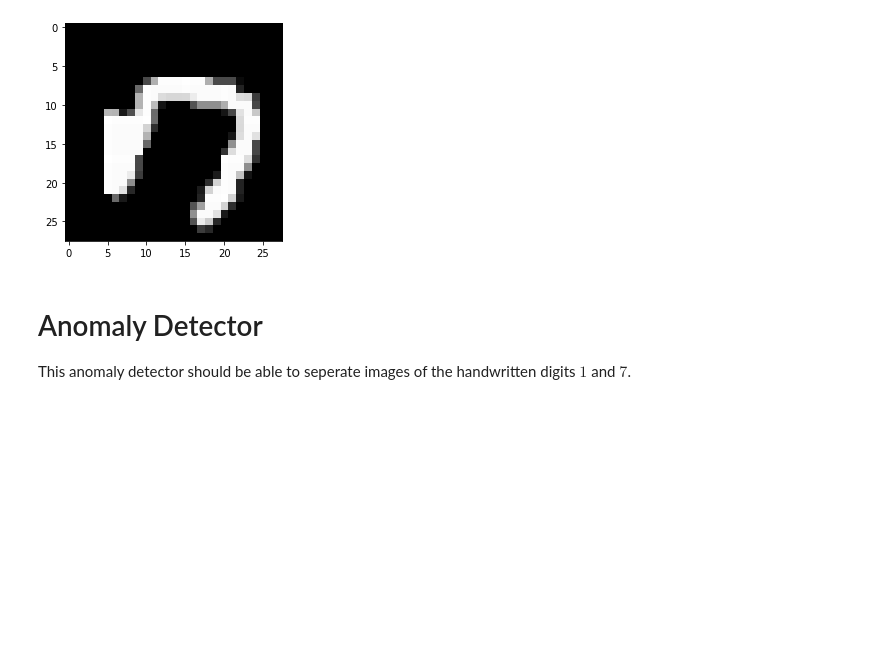
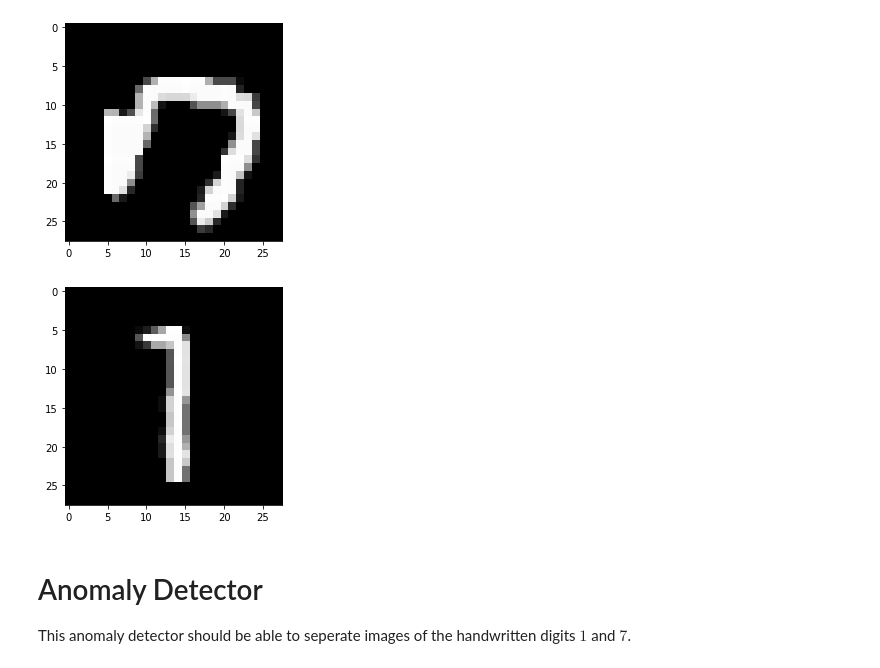
Before and after one commit to ChiShao/cnn-auto-encoder, a Jupyter notebook: conv-autoencoder-digits.ipynb, the cells around one changed output. Saved outputs shown, nothing was run; the diff lists cells and outputs as text; code cells hidden in the pictures; blank space fills up the shorter version.

```diff
--- a/conv-autoencoder.ipynb
+++ b/conv-autoencoder-digits.ipynb
@@ -63,5 +89,5 @@ def get_data(train_split=.7, test_split=.85):
 
     return (X_train, X_test, X_validate), (y_train, y_test, y_validate)
 # %%
-(X_train, X_test, X_validate), (y_train, y_test, y_validate) = get_data()
-plt.imshow(X_train[2].reshape((28,28)),cmap="gray")
+(X_train, X_test, X_validate), (y_train, y_test, y_validate) = get_data(MNIST)
+#plt.imshow(X_train[3].reshape((28,28)),cmap="gray")
@@ -287,25 +334,33 @@ len(X_one_train), len(X_one_test), len(X_one_validate)
 # %%
 ckpt_loc = os.path.join(CUR_DIR, "ckpts", "%s-conv-ae.hdf5" % digits_verbose[1])
 
-if(os.path.isfile(ckpt_loc)):
-    print("Loading Autoencoder %s from directory %s..." % (digits_verbose[1] ,ckpt_loc))
+if os.path.isfile(ckpt_loc):
+    print("Loading Autoencoder %s from directory %s..." % (digits_verbose[1], ckpt_loc))
     one_ae = load_model(ckpt_loc)
     one_encoder, one_decoder = get_codec_from_aue(one_ae)
 else:
-    print("Training Autoencoder for digit %s..." %digits_verbose[1])
+    print("Training Autoencoder for digit %s..." % digits_verbose[1])
     one_ae, one_encoder, one_decoder = build_conv_aue()
     earlyStopping = EarlyStopping(
-        monitor='val_loss', patience=10, verbose=1, mode='min', min_delta=0.0005)
-    mcp_save = ModelCheckpoint(ckpt_loc,
-                               save_best_only=True, verbose=1, monitor='val_loss', mode='min')
+        monitor="val_loss", patience=10, verbose=1, mode="min", min_delta=0.0005
+    )
+    mcp_save = ModelCheckpoint(
+        ckpt_loc, save_best_only=True, verbose=1, monitor="val_loss", mode="min"
+    )
     reduce_lr_loss = ReduceLROnPlateau(
-        monitor='val_loss', factor=0.3, patience=3, verbose=1, mode='min')
-    tb = TensorBoard(log_dir='./ckpts', histogram_freq=0,
-          write_graph=True, write_images=True)
-    one_ae.fit(X_one_train, X_one_train,
-                    epochs=128,
-                    batch_size=128,
-                    shuffle=True,
-                    validation_data=(X_one_validate, X_one_validate), callbacks=[earlyStopping, mcp_save, reduce_lr_loss,tb])
+        monitor="val_loss", factor=0.3, patience=3, verbose=1, mode="min"
+    )
+    tb = TensorBoard(
+        log_dir="./ckpts", histogram_freq=0, write_graph=True, write_images=True
+    )
+    one_ae.fit(
+        X_one_train,
+        X_one_train,
+        epochs=128,
+        batch_size=128,
+        shuffle=True,
+        validation_data=(X_one_validate, X_one_validate),
+        callbacks=[earlyStopping, mcp_save, reduce_lr_loss, tb],
+    )
 one_ae.summary()
 # %% [output]
@@ -546,6 +603,12 @@ plt.imshow(digit_data[7][0][np.argmax(seven_losses)].reshape((28,28)))
 plt.show()
 # %% [output]
 [figure]
+# %%
+# this is supposed to be a seven. minimal loss for a digit in the "anomaly" (aka "7") data set
+plt.imshow(digit_data[7][0][np.argmin(seven_losses)].reshape((28,28)))
+plt.show()
+# %% [output]
+[figure, added]
 # %% [markdown]
 # Anomaly Detector
 This anomaly detector should be able to seperate images of the handwritten digits $1$ and $7$.
```
Also changed, not shown: parts of 42 cells of this notebook, 1 other file.
